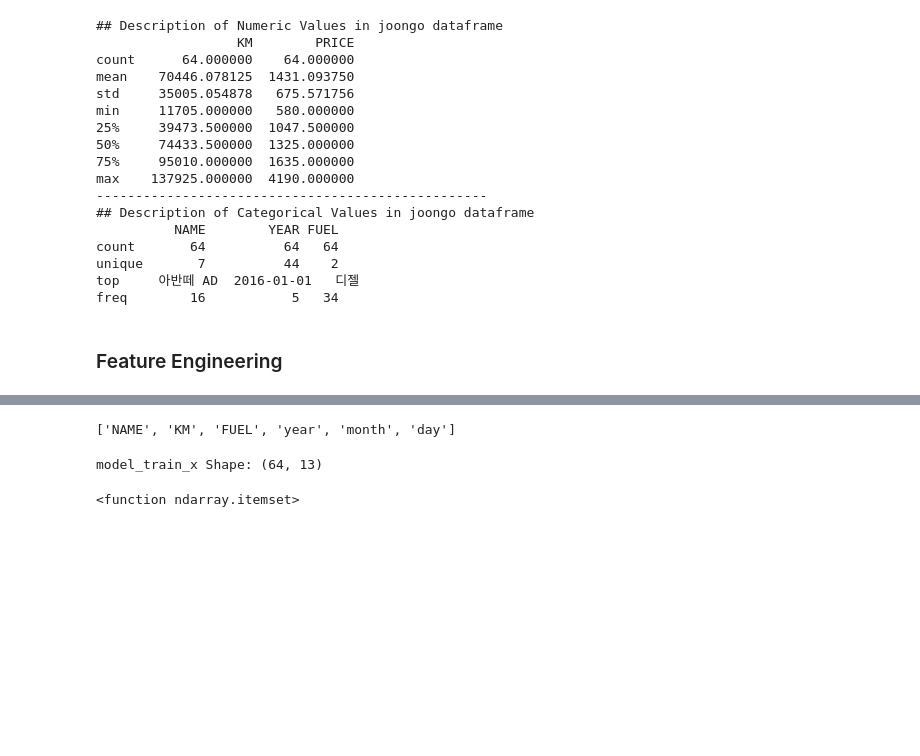
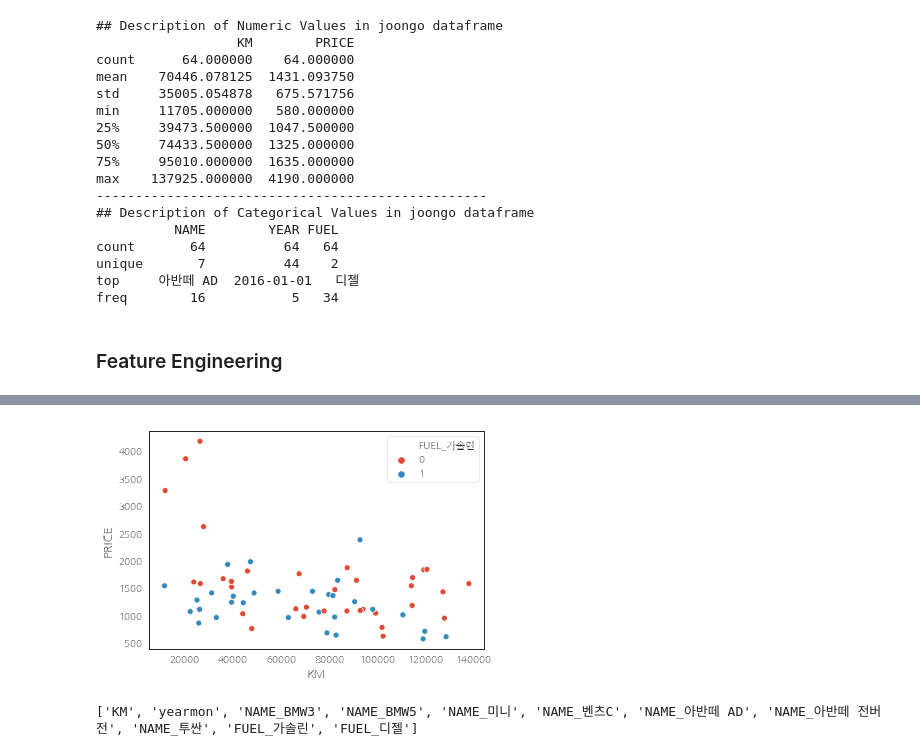
Before and after one commit to jaehyun0220/Colab, a Jupyter notebook: sds_w1.ipynb, the cells around one changed output, grey strips where cells are left out. Drawn from its saved outputs; the diff is of its cells as text; code cells hidden in the pictures; blank space fills up the shorter version.

```diff
--- a/sds_w1.ipynb
+++ b/sds_w1.ipynb
@@ -231,16 +248,12 @@ df_joongo_piped = full_pipeline.fit_transform(df_joongo)
+# %%
+ax = sns.scatterplot(x="KM", y="PRICE", hue="FUEL_가솔린", data=df_onehot)
+# %% [output]
+[figure, added]
 # %%
 # Data Preparation To Model Fit
 target_col = ['PRICE']
-train_col = [col for col in df_joongo.columns if col not in ['PRICE', 'YEAR']]
+train_col = [col for col in df_onehot.columns if col not in ['PRICE']]
 print(train_col)
-train_x, test_x, train_y, test_y = model_selection.train_test_split(df_joongo[train_col], df_joongo[target_col], random_state = 42)
+train_x, test_x, train_y, test_y = model_selection.train_test_split(df_onehot[train_col], df_onehot[target_col], random_state = 42)
 # %% [output]
-['NAME', 'KM', 'FUEL', 'year', 'month', 'day']
+['KM', 'yearmon', 'NAME_BMW3', 'NAME_BMW5', 'NAME_미니', 'NAME_벤츠C', 'NAME_아반떼 AD', 'NAME_아반떼 전버전', 'NAME_투싼', 'FUEL_가솔린', 'FUEL_디젤']
-# %%
-print("model_train_x Shape: {}".format(df_joongo_piped.shape))
-# %% [output]
-model_train_x Shape: (64, 13)
-# %%
-df_joongo_piped.
-# %% [output]
-<function ndarray.itemset>
```
Also changed, not shown: parts of 21 cells of this notebook.
